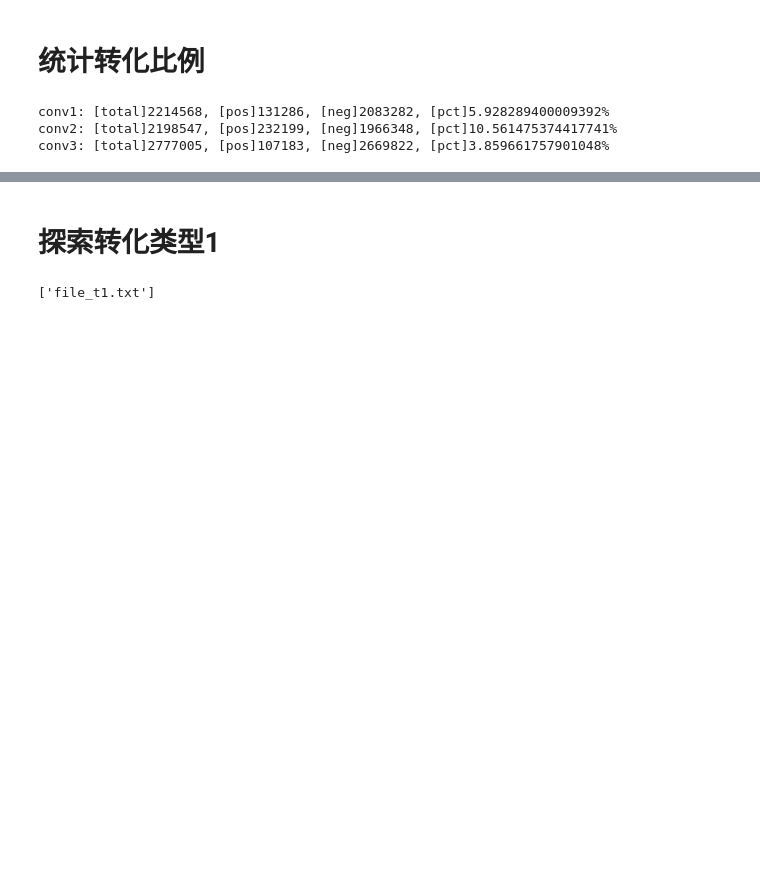
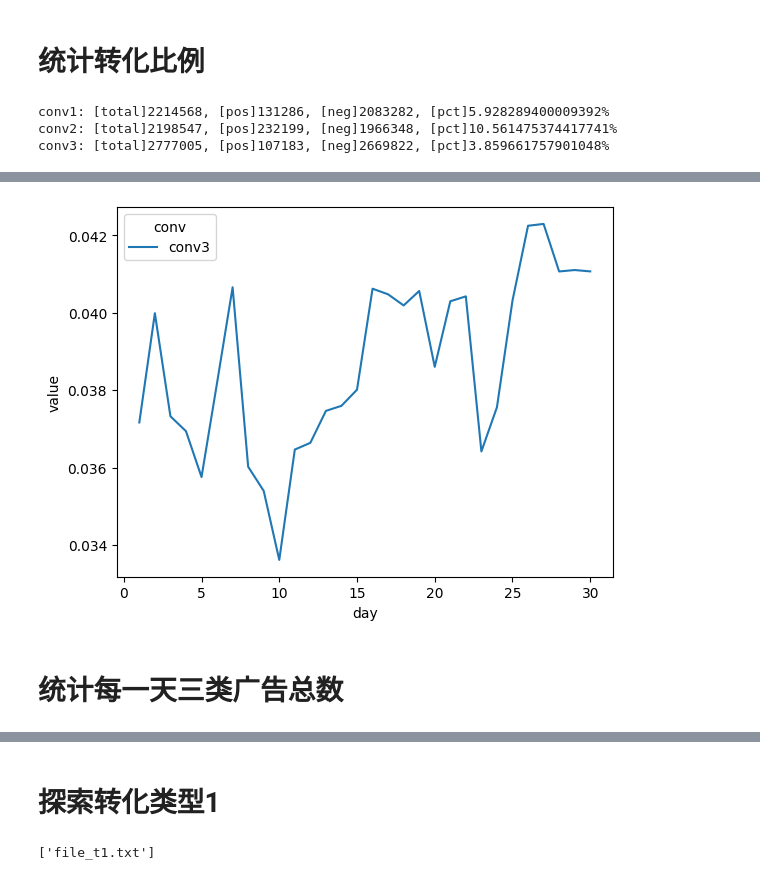
Before and after one commit to makwingchi/conversion-rate-prediction, a Jupyter notebook: PaddleDynamic/jupyter/feature_eng.ipynb, the cells around one changed output, grey strips where cells are left out. Drawn from its saved outputs; the diff is of its cells as text; code cells hidden in the pictures; blank space fills up the shorter version.

```diff
--- a/PaddleDynamic/jupyter/feature_eng.ipynb
+++ b/PaddleDynamic/jupyter/feature_eng.ipynb
@@ -758,0 +923,6 @@ conv3: [total]2777005, [pos]107183, [neg]2669822, [pct]3.859661757901048%
+# %%
+sns.lineplot(data=melted_conv_pct_df[melted_conv_pct_df.conv=="conv3"], x="day", y="value", hue="conv");
+# %% [output]
+[figure, added]
+# %% [markdown]
+# 统计每一天三类广告总数
```
Also changed, not shown: parts of 33 cells of this notebook, 1 other file.
